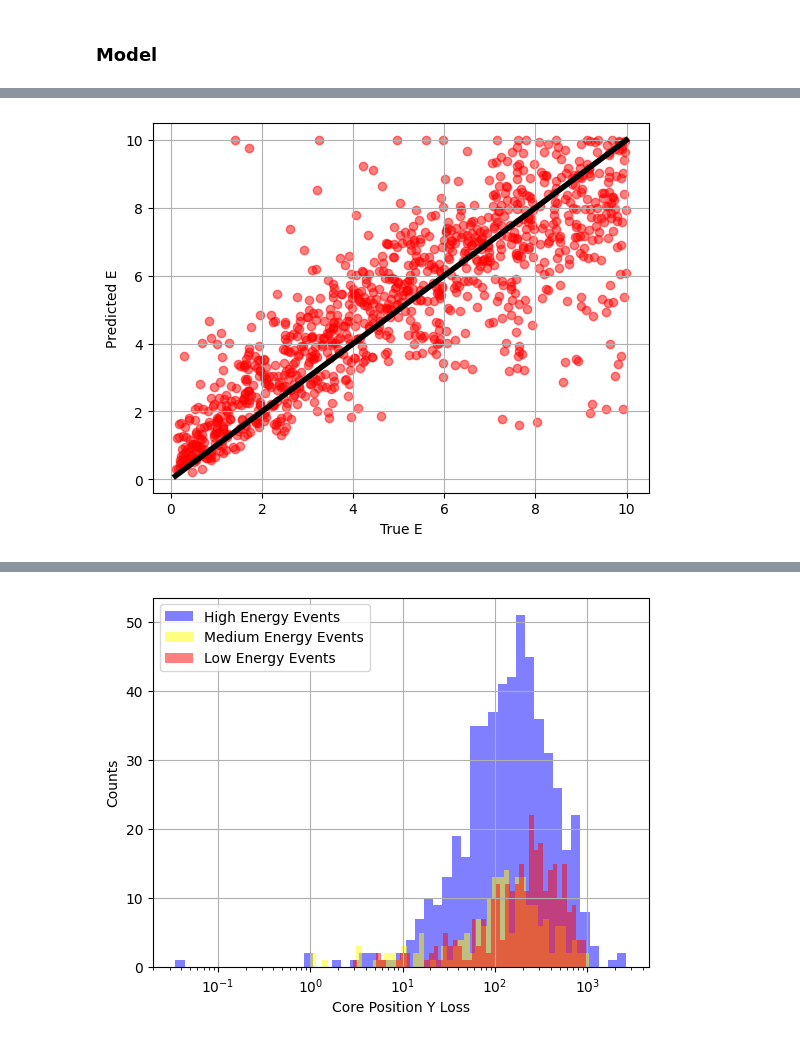
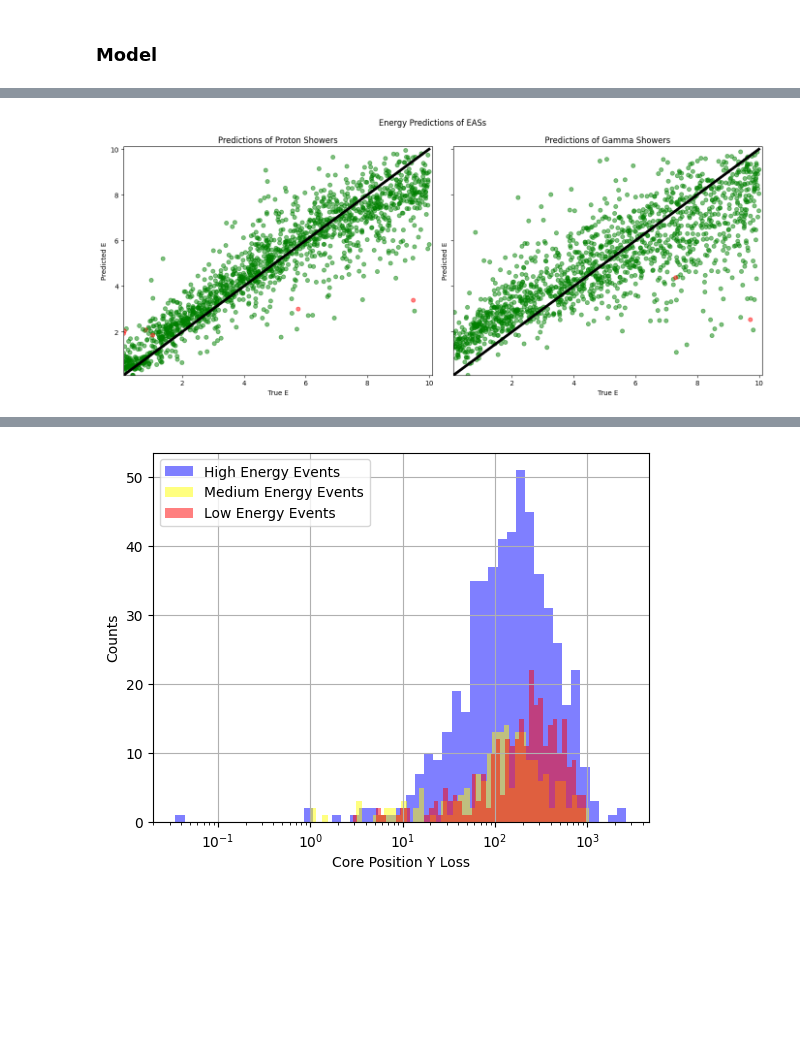
Before and after one commit to tdorigo/SWGOLO, a Jupyter notebook: SWGOLO7.ipynb, the cells around one changed output, grey strips where cells are left out. Drawn from its saved outputs; the diff is of its cells as text; code cells hidden in the pictures; blank space fills up the shorter version.

```diff
--- a/SWGOLO7.ipynb
+++ b/SWGOLO7.ipynb
@@ -721,7 +774,7 @@ plt.show()
 # %%
 SWGOopt = False
 
-N, T, x0, y0, E, th, ph = GenerateShowers(x, y)
+Ne, Nm, Te, Tm, x0, y0, E, th, ph, shower_type = GenerateShowers(x, y)
 # %%
 print(f"Energy = {E.item():.3f} PeV")
 print(f"Angle = {th.item() * 180 / np.pi:.1f} degree")
@@ -869,12 +959,13 @@ labels_val = torch.load("./NN_Files/labels_val.pt")
 #Optimization model is SGD, to keep consistent with our next steps
 
 model = Reconstruction()
-criterion = nn.MSELoss()
-optimizer = torch.optim.Adam(model.parameters(), lr = 3e-5)
+criterion_cont = nn.MSELoss()
+criterion_type = nn.BCELoss()
+optimizer = torch.optim.Adam(model.parameters(), lr = 3e-4)
 # %%
 dataset = TensorDataset(inputs, labels)
 
-dataloader = DataLoader(dataset, batch_size = 256, shuffle = True, drop_last = True, num_workers = 4)
+dataloader = DataLoader(dataset, batch_size = 512, shuffle = True, drop_last = True, num_workers = 4)
 # %%
 %%time
 
@@ -884,6 +975,7 @@ losses = []
 early_stopper = EarlyStopping()
 
 for num_epoch in range(1000):
+    model.train()
 
     epoch_loss = 0
     total_batch = 0
@@ -898,7 +990,9 @@ for num_epoch in range(1000):
         #Train the network
         outputs = model(train_x)
 
-        loss = criterion(outputs, train_y)
+
+        loss = .01 * criterion_cont(outputs[:, :6], train_y[:, :6]) + criterion_type(outputs[:, 6].unsqueeze(1)
+                                                                               , train_y[:, 6].unsqueeze(1))
         epoch_loss += loss.item()
         total_batch += 1
 
@@ -918,7 +1012,8 @@ for num_epoch in range(1000):
     with torch.no_grad():
 
         val_output = model(val_x)
-        val_loss = criterion(val_output, val_y)
+        val_loss = .01 * criterion_cont(val_output[:, :6], val_y[:, :6]) + criterion_type(val_output[:, 6].unsqueeze(1)
+                                                                                    , val_y[:, 6].unsqueeze(1))
 
     val_losses.append(val_loss.item())
     early_stopper(val_loss)
@@ -1012,9 +1113,37 @@ Predicted: 10.0, Real: 5.0
 # %%
-plt.scatter(E_r, E_p, alpha = .5, color = "r")
-plt.plot(np.arange(.1, 10, .01), np.arange(.1, 10, .01), color = "black", linewidth = 4)
-plt.xlabel("True E")
-plt.ylabel("Predicted E")
-plt.grid()
+Type_r = np.array(Type_r).ravel()
+Type_p = np.array(Type_p).ravel()
+fig, axs = plt.subplots(1, 2, figsize=(14, 6), sharex=True, sharey=True)
+
+# --- MUONIC COMPONENT ---
+idx_h = np.where(Type_r == "h")[0]
+color_map = {"h": "green", "g": "red"}
+colors = [color_map[t] for t in Type_p[idx_h]]
+axs[0].scatter(np.array(E_r)[idx_h], np.array(E_p)[idx_h], alpha = .5, c = colors)
+axs[0].plot(np.arange(.1, 10, .01), np.arange(.1, 10, .01), color = "black", linewidth = 4)
+axs[0].set_title("Predictions of Proton Showers")
+axs[0].set_xlabel("True E")
+axs[0].set_ylabel("Predicted E")
+axs[0].set_xlim(0.1, 10.1)
+axs[0].set_ylim(0.1, 10.1)
+
+# --- ELECTROMAGNETIC COMPONENT ---
+
+idx_g = np.where(Type_r == "g")[0]
+color_map = {"g": "green", "h": "red"}
+colors = [color_map[t] for t in Type_p[idx_g]]
+
+axs[1].scatter(np.array(E_r)[idx_g], np.array(E_p)[idx_g], alpha = .5, c = colors)
+axs[1].plot(np.arange(.1, 10, .01), np.arange(.1, 10, .01), color = "black", linewidth = 4)
+axs[1].set_title("Predictions of Gamma Showers")
+axs[1].set_xlabel("True E")
+axs[1].set_ylabel("Predicted E")
+axs[1].set_xlim(0.1, 10.1)
+axs[1].set_ylim(0.1, 10.1)
+
+fig.suptitle("Energy Predictions of EASs")
+plt.tight_layout()
+plt.show()
 # %% [output]
-[figure, old version]
+[figure, new version]
 # %%
```
Also changed, not shown: parts of 23 cells of this notebook, 9 other files.
